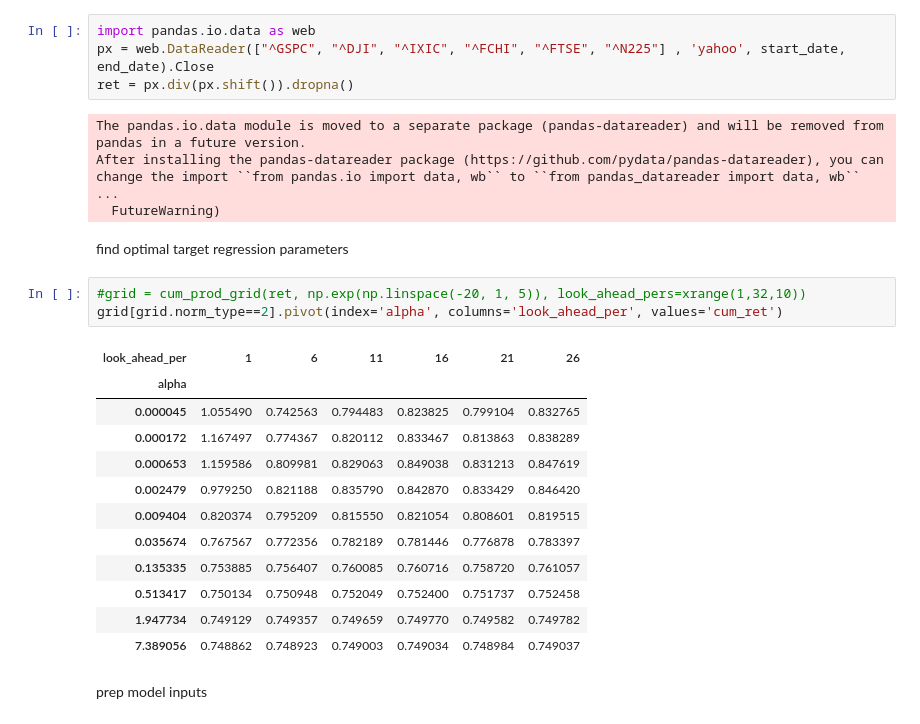
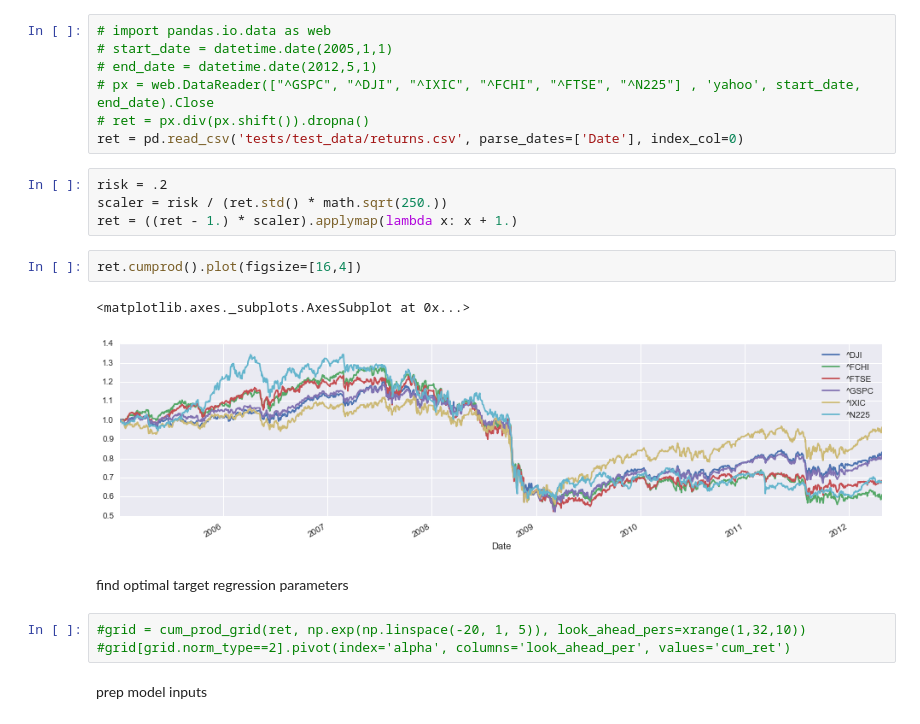
Before and after one commit to rhouck/nn_port, a Jupyter notebook: train model.ipynb, the cells around one changed output. Drawn from its saved outputs; the diff is of its cells as text.

```diff
--- a/train model.ipynb
+++ b/train model.ipynb
@@ -21,29 +27,24 @@ end_date = datetime.date(2012,5,1)
 # %%
-import pandas.io.data as web
-px = web.DataReader(["^GSPC", "^DJI", "^IXIC", "^FCHI", "^FTSE", "^N225"] , 'yahoo', start_date, end_date).Close
-ret = px.div(px.shift()).dropna()
+# import pandas.io.data as web
+# start_date = datetime.date(2005,1,1)
+# end_date = datetime.date(2012,5,1)
+# px = web.DataReader(["^GSPC", "^DJI", "^IXIC", "^FCHI", "^FTSE", "^N225"] , 'yahoo', start_date, end_date).Close
+# ret = px.div(px.shift()).dropna()
+ret = pd.read_csv('tests/test_data/returns.csv', parse_dates=['Date'], index_col=0)
-# %% [output]
-The pandas.io.data module is moved to a separate package (pandas-datareader) and will be removed from pandas in a future version.
-After installing the pandas-datareader package (https://github.com/pydata/pandas-datareader), you can change the import ``from pandas.io import data, wb`` to ``from pandas_datareader import data, wb`` ...
-  FutureWarning)
+# %%
+risk = .2
+scaler = risk / (ret.std() * math.sqrt(250.))
+ret = ((ret - 1.) * scaler).applymap(lambda x: x + 1.)
+# %%
+ret.cumprod().plot(figsize=[16,4])
+# %% [output]
+<matplotlib.axes._subplots.AxesSubplot at 0x...>
+[figure, added]
 # %% [markdown]
 find optimal target regression parameters
 # %%
 #grid = cum_prod_grid(ret, np.exp(np.linspace(-20, 1, 5)), look_ahead_pers=xrange(1,32,10))
-grid[grid.norm_type==2].pivot(index='alpha', columns='look_ahead_per', values='cum_ret')
+#grid[grid.norm_type==2].pivot(index='alpha', columns='look_ahead_per', values='cum_ret')
-# %% [output]
-| look_ahead_per | 1 | 6 | 11 | 16 | 21 | 26 |
-| alpha |  |  |  |  |  |  |
-| 0.000045 | 1.055490 | 0.742563 | 0.794483 | 0.823825 | 0.799104 | 0.832765 |
-| 0.000172 | 1.167497 | 0.774367 | 0.820112 | 0.833467 | 0.813863 | 0.838289 |
-| 0.000653 | 1.159586 | 0.809981 | 0.829063 | 0.849038 | 0.831213 | 0.847619 |
-| 0.002479 | 0.979250 | 0.821188 | 0.835790 | 0.842870 | 0.833429 | 0.846420 |
-| 0.009404 | 0.820374 | 0.795209 | 0.815550 | 0.821054 | 0.808601 | 0.819515 |
-| 0.035674 | 0.767567 | 0.772356 | 0.782189 | 0.781446 | 0.776878 | 0.783397 |
-| 0.135335 | 0.753885 | 0.756407 | 0.760085 | 0.760716 | 0.758720 | 0.761057 |
-| 0.513417 | 0.750134 | 0.750948 | 0.752049 | 0.752400 | 0.751737 | 0.752458 |
-| 1.947734 | 0.749129 | 0.749357 | 0.749659 | 0.749770 | 0.749582 | 0.749782 |
-| 7.389056 | 0.748862 | 0.748923 | 0.749003 | 0.749034 | 0.748984 | 0.749037 |
 # %% [markdown]
 prep model inputs
 # %%
```
Also changed, not shown: parts of 25 cells of this notebook, 5 other files.
